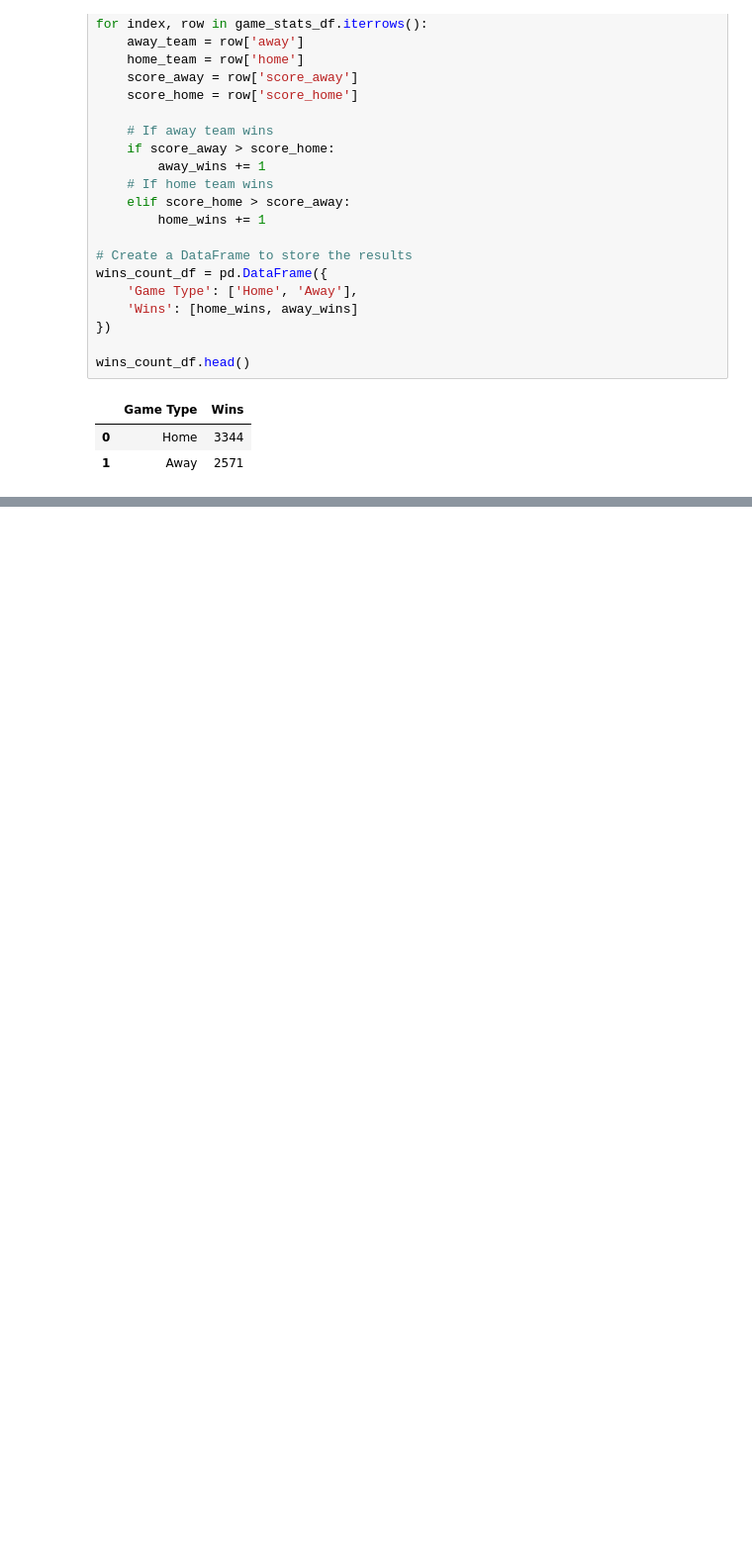
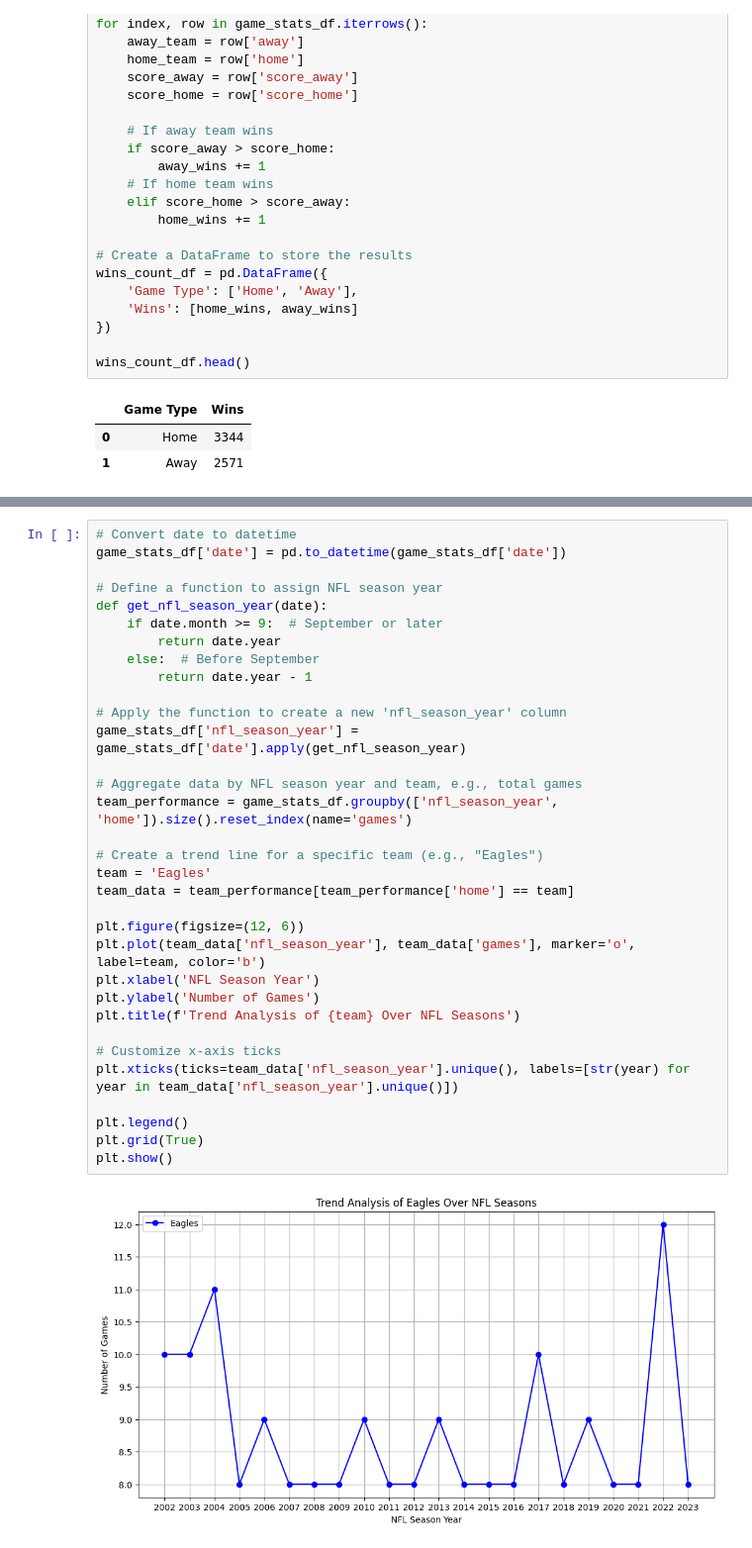
Before and after one commit to Dference/ML-Project, a Jupyter notebook: Football_project.ipynb, the cells around one changed output, grey strips where cells are left out. Shown at 99% size. Saved outputs shown, nothing was run; the diff lists cells and outputs as text; blank space fills up the shorter version.

```diff
--- a/Football_project.ipynb
+++ b/Football_project.ipynb
@@ -270,0 +285,35 @@ print(chiefs_results_df)
+# %%
+# Convert date to datetime
+game_stats_df['date'] = pd.to_datetime(game_stats_df['date'])
+
+# Define a function to assign NFL season year
+def get_nfl_season_year(date):
+    if date.month >= 9:  # September or later
+        return date.year
+    else:  # Before September
+        return date.year - 1
+
+# Apply the function to create a new 'nfl_season_year' column
+game_stats_df['nfl_season_year'] = game_stats_df['date'].apply(get_nfl_season_year)
+
+# Aggregate data by NFL season year and team, e.g., total games
+team_performance = game_stats_df.groupby(['nfl_season_year', 'home']).size().reset_index(name='games')
+
+# Create a trend line for a specific team (e.g., "Eagles")
+team = 'Eagles'
+team_data = team_performance[team_performance['home'] == team]
+
+plt.figure(figsize=(12, 6))
+plt.plot(team_data['nfl_season_year'], team_data['games'], marker='o', label=team, color='b')
+plt.xlabel('NFL Season Year')
+plt.ylabel('Number of Games')
+plt.title(f'Trend Analysis of {team} Over NFL Seasons')
+
+# Customize x-axis ticks
+plt.xticks(ticks=team_data['nfl_season_year'].unique(), labels=[str(year) for year in team_data['nfl_season_year'].unique()])
+
+plt.legend()
+plt.grid(True)
+plt.show()
+# %% [output]
+[figure, added]
```
Also changed, not shown: parts of 4 cells of this notebook.
